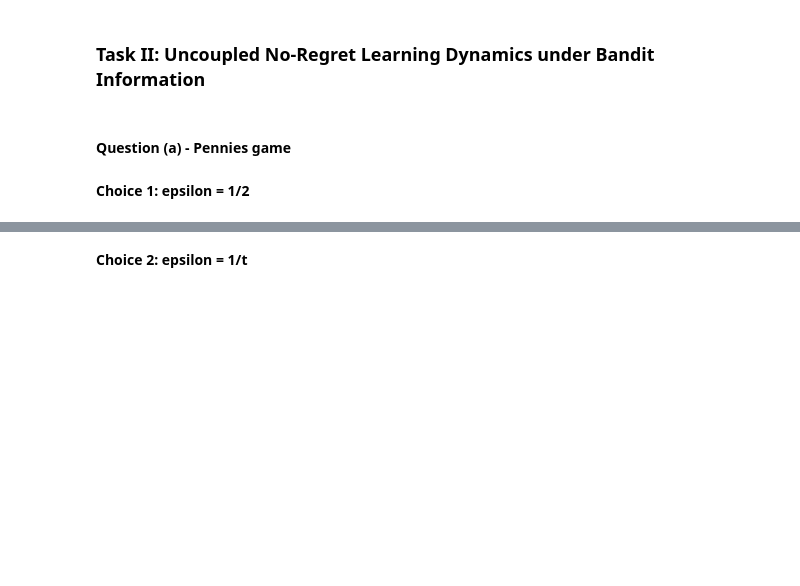
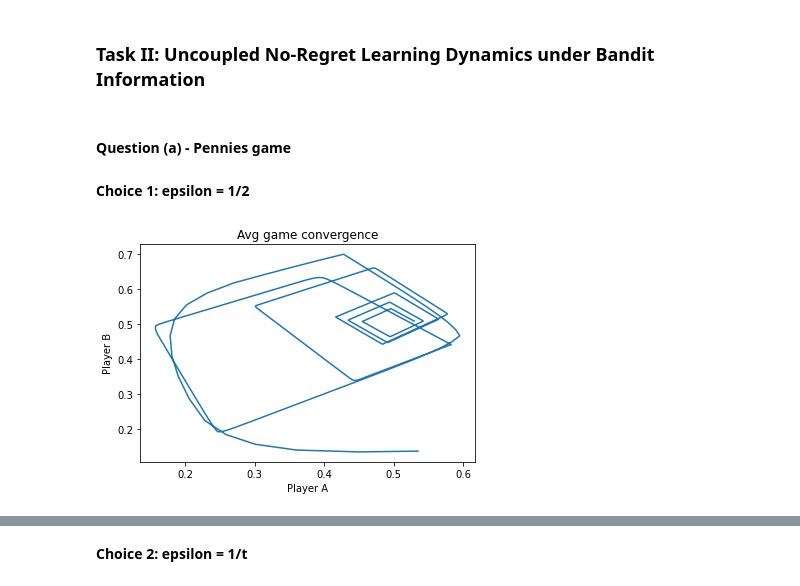
Before and after one commit to rishishah02/algo-econ, a Jupyter notebook: Project2/Project_2 .ipynb, the cells around one changed output, grey strips where cells are left out. Saved outputs shown, nothing was run; the diff lists cells and outputs as text; code cells hidden in the pictures; blank space fills up the shorter version.

Commit message:
exp3 algorithm & convergence visualizations

```diff
--- a/Project2/Project_2 .ipynb
+++ b/Project2/Project_2 .ipynb
@@ -433,6 +436,45 @@ def EXP3(M_a, M_b, compute_epsilon, T = 3000):
 
         # ---------- Fill out the details --------------#
 
+        #sum of weights
+        sum_w_a = np.sum(w_a)
+        sum_w_b = np.sum(w_b)
+
+        #probability
+        p_a = w_a/sum_w_a #normalizing
+        p_b = w_b/sum_w_b
+
+        #adding probabilities
+        sum_p_a += p_a[0]
+        sum_p_b += p_b[0]
+
+        # cost vector
+        cost_a = np.matmul(M_a, p_b)
+        cost_b = np.matmul(M_b.T, p_a)
+
+        # making random choice based on probabilities
+        choice_list = list(range(0,k))
+        random_choice_a = random.choices(choice_list, p_a, k=1)
+        random_choice_b = random.choices(choice_list, p_b, k=1)
+
+        # creating c bar based on random choice
+        cost_a_bar = np.zeros(k)
+        cost_b_bar = np.zeros(k)
+        cost_a_bar[random_choice_a] = cost_a[random_choice_a]/p_a[random_choice_a]
+        cost_b_bar[random_choice_b] = cost_b[random_choice_b]/p_b[random_choice_b]
+
+        #updating weights
+        w_a = np.multiply(w_a, np.exp(-1*epsilon*cost_a_bar))
+        w_b = np.multiply(w_b, np.exp(-1*epsilon*cost_b_bar))
+
+        # avg convergence
+        avg_conv_a[t] = sum_p_a/(t+1)
+        avg_conv_b[t] = sum_p_b/(t+1)
+
+        # last convergence
+        last_conv_a[t] = p_a[0]
+        last_conv_b[t] = p_b[0]
+
     return avg_conv_a, avg_conv_b, last_conv_a, last_conv_b
 # %% [markdown]
 #### Question (a) - Pennies game
@@ -445,6 +487,10 @@ M_b = np.array([[1, -1], [-1, 1]])
 # %%
 # Choice 1: epsilon = 1/2
 def compute_epsilon(t):
     return 0.5
 
 # -------- Call function EXP3, draw plots -------------#
+avg_conv_a, avg_conv_b, last_conv_a, last_conv_b = EXP3(M_a, M_b, compute_epsilon)
+avg_conv(avg_conv_a, avg_conv_b)
+# %% [output]
+[figure, added]
```
Also changed, not shown: parts of 21 cells of this notebook.
